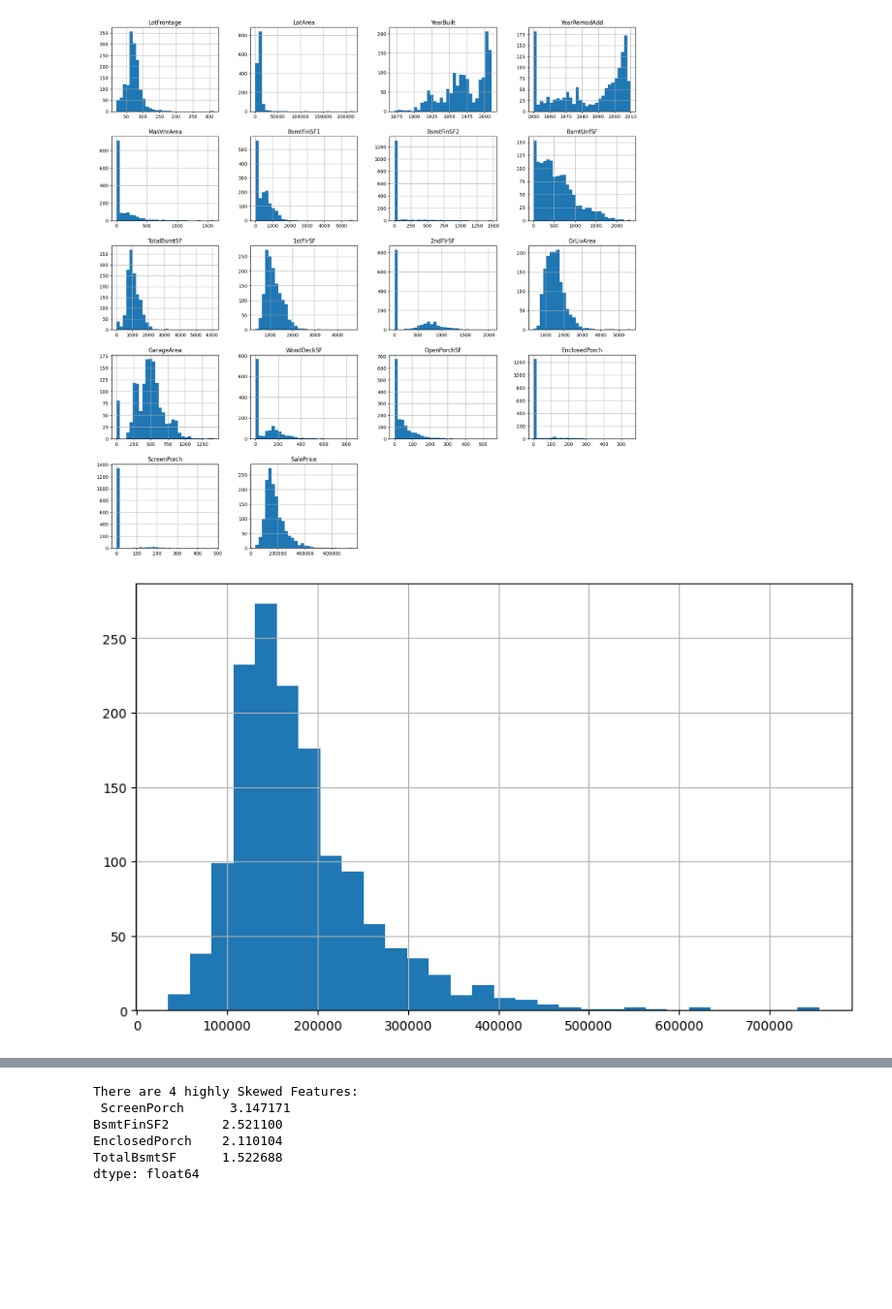
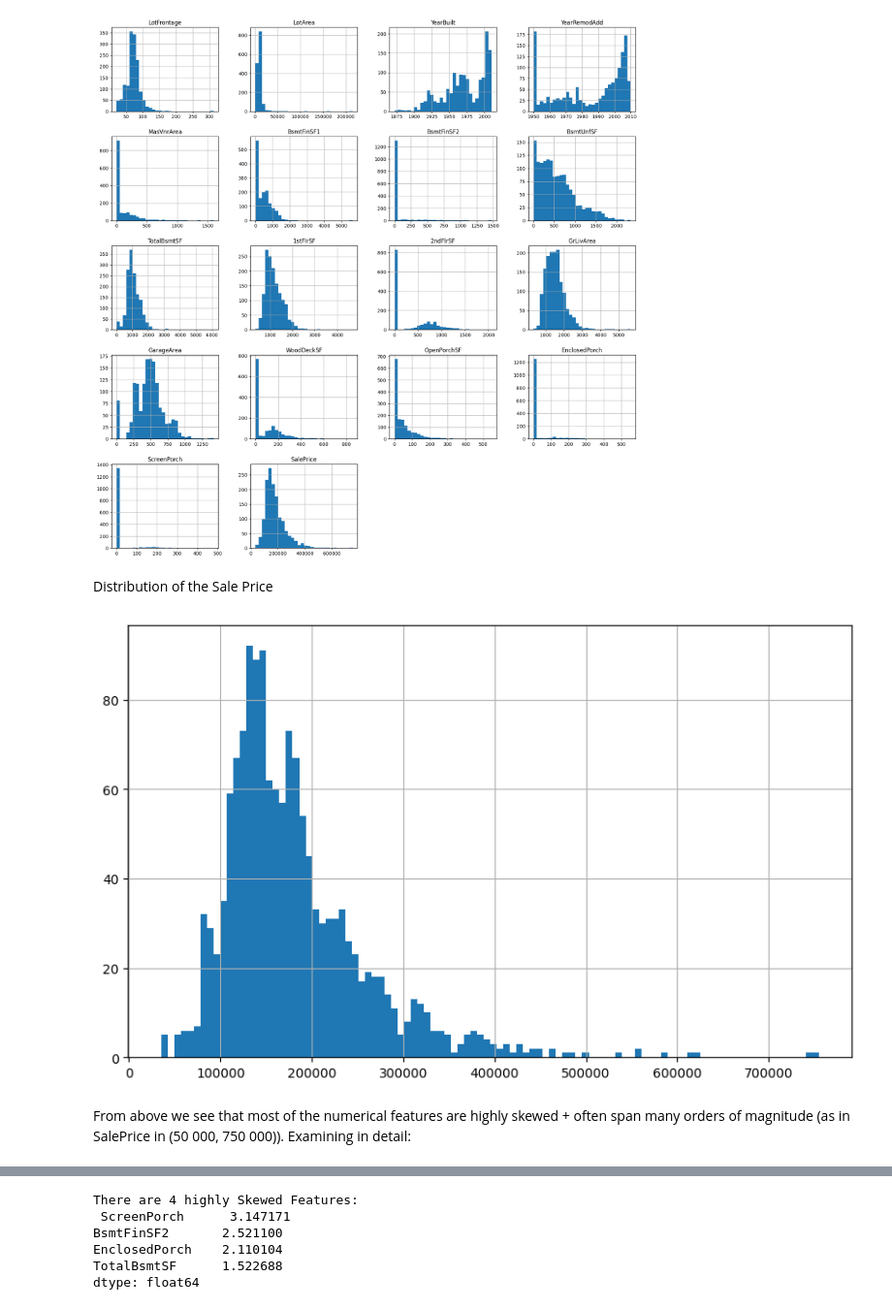
Before and after one commit to StDevon/house-prices-regression, a Jupyter notebook: EDA.ipynb, the cells around one changed output, grey strips where cells are left out. Shown at 97% size. Drawn from its saved outputs; the diff is of its cells as text; code cells hidden in the pictures; blank space fills up the shorter version.

```diff
--- a/EDA.ipynb
+++ b/EDA.ipynb
@@ -45,5 +15,5 @@ Index(['Id', 'MSSubClass', 'MSZoning', 'LotFrontage', 'LotArea', 'Street',
 # %%
-categorical_numeric_features = ["Id", "MSSubClass", "YrSold", "MoSold", "GarageCars"]
+categorical_numeric_features = ["MSSubClass", "YrSold", "MoSold", "GarageCars"]
 for category in categorical_numeric_features:
     df[category] = df[category].astype('category')
 
@@ -147,9 +122,13 @@ df_categorized[num_features].hist(figsize=(20, 20), bins=30)
 plt.show()
 # %% [output]
 [figure]
+# %% [markdown]
+Distribution of the Sale Price
 # %%
-df["SalePrice"].hist(figsize=(10,6), bins=30)
+df["SalePrice"].hist(figsize=(10,6), bins=100)
 plt.show()
 # %% [output]
-[figure, old version]
+[figure, new version]
+# %% [markdown]
+From above we see that most of the numerical features are highly skewed + often span many orders of magnitude (as in SalePrice in (50 000, 750 000)). Examining in detail:
 # %%
```
Also changed, not shown: parts of 37 cells of this notebook, 2 other files.
